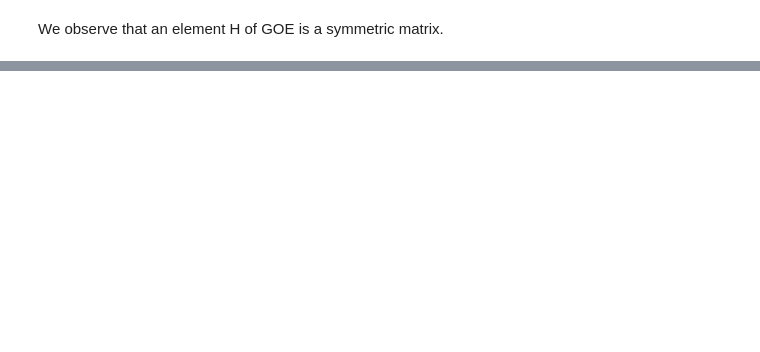
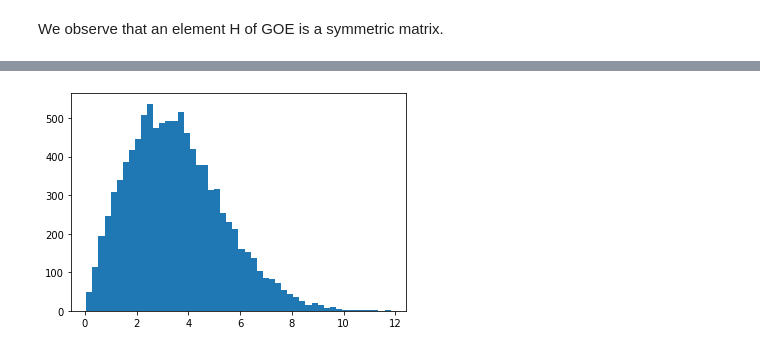
Before and after one commit to dabarbosa10/SimAndNaturalProcesses, a Jupyter notebook: Sna/RM.ipynb, the cells around one changed output, grey strips where cells are left out. Drawn from its saved outputs; the diff is of its cells as text; code cells hidden in the pictures; blank space fills up the shorter version.

```diff
--- a/Sna/RM.ipynb
+++ b/Sna/RM.ipynb
@@ -84,0 +90,18 @@ array([-2.53349756,  2.70715512])
+# %%
+def cenEigenDiff(ensemble):
+  N=ensemble.shape[1]
+  ei=np.sort(np.linalg.eigvals(ensemble[0,:,:]))
+  dif=np.array([ ei[N//2]-ei[N//2-1] ])
+  for i in range(1,ensemble.shape[0]):
+    ei1=np.sort(np.linalg.eigvals(ensemble[i,:,:]))
+    dif1=np.array([ ei1[N//2]-ei1[N//2-1] ])
+    dif=np.append(dif,dif1)
+
+  return dif
+# %%
+difference=cenEigenDiff(Ensemble)
+# %%
+plt.hist(difference,bins=50)
+plt.show()
+# %% [output]
+[figure, added]
```
Also changed, not shown: parts of 18 cells of this notebook.
